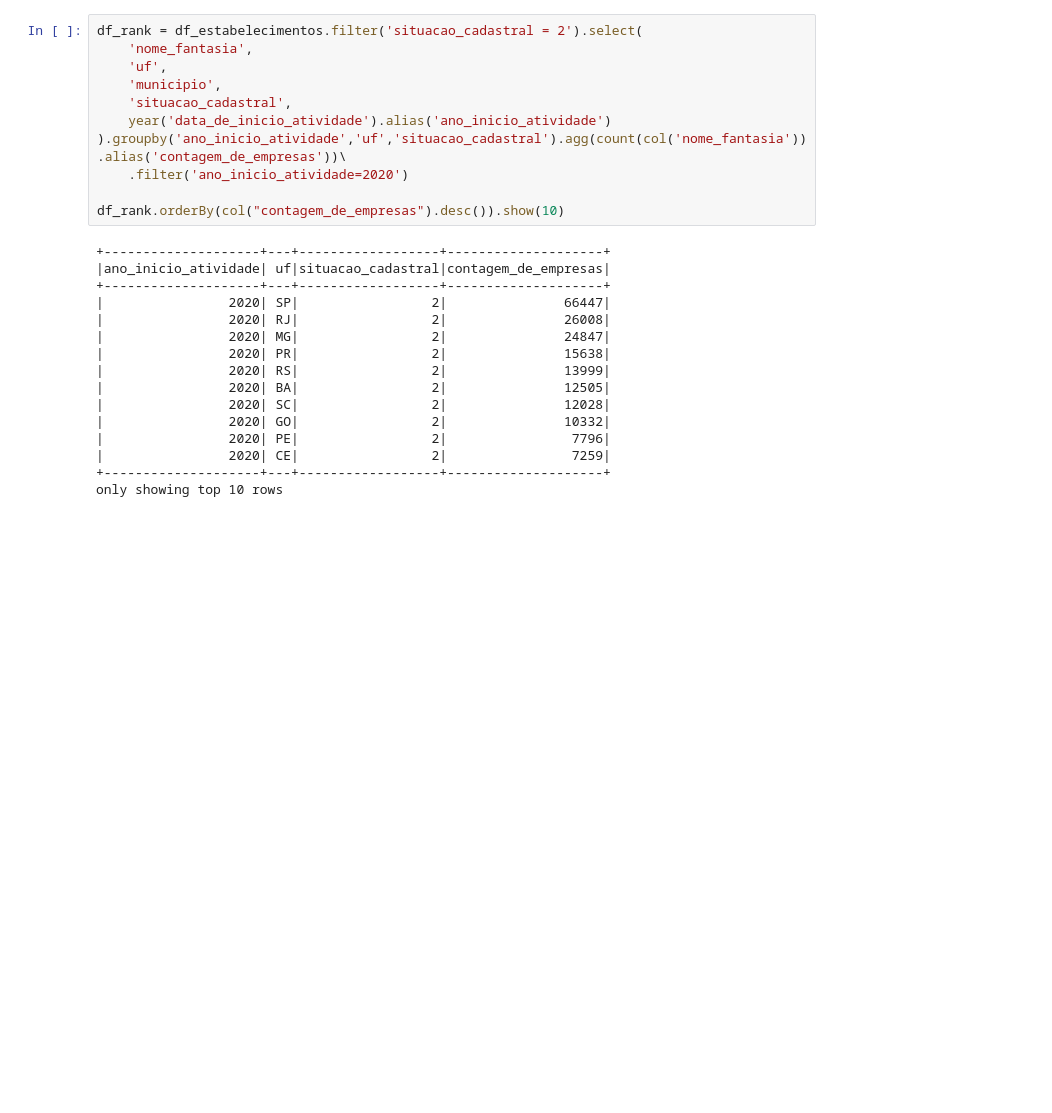
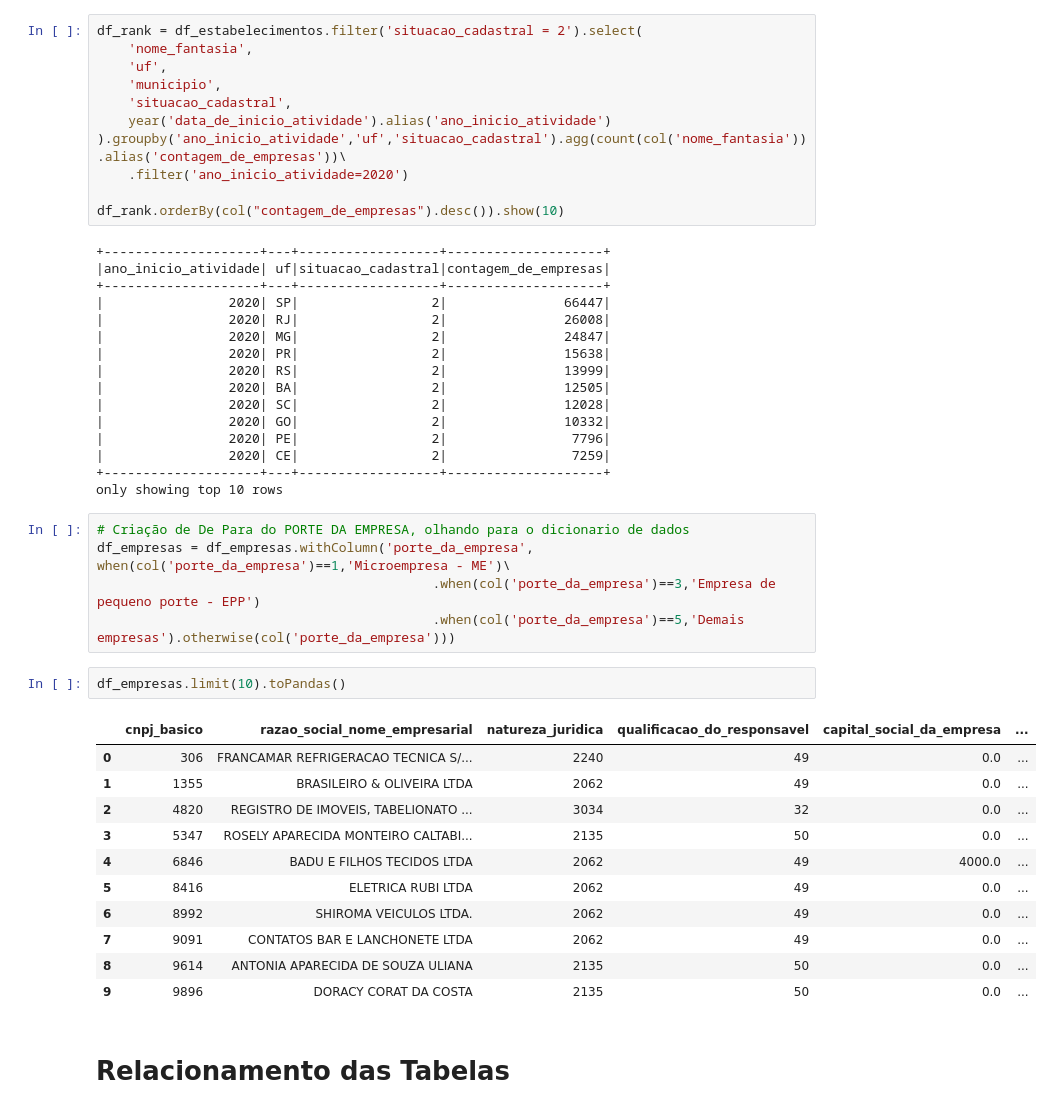
Before and after one commit to Matheusups/Pyspark-OpenData, a Jupyter notebook: Projeto_CNPJ_Open_Data.ipynb, the cells around one changed output. Drawn from its saved outputs; the diff is of its cells as text; blank space fills up the shorter version.

```diff
--- a/Projeto_CNPJ_Open_Data.ipynb
+++ b/Projeto_CNPJ_Open_Data.ipynb
@@ -176,3 +180,24 @@ df_rank.orderBy(col("contagem_de_empresas").desc()).show(10)
 |                2020| CE|                 2|                7259|
 +--------------------+---+------------------+--------------------+
 only showing top 10 rows
+# %%
+# Criação de De Para do PORTE DA EMPRESA, olhando para o dicionario de dados
+df_empresas = df_empresas.withColumn('porte_da_empresa', when(col('porte_da_empresa')==1,'Microempresa - ME')\
+                                           .when(col('porte_da_empresa')==3,'Empresa de pequeno porte - EPP')
+                                           .when(col('porte_da_empresa')==5,'Demais empresas').otherwise(col('porte_da_empresa')))
+# %%
+df_empresas.limit(10).toPandas()
+# %% [output]
+|  | cnpj_basico | razao_social_nome_empresarial | natureza_juridica | qualificacao_do_responsavel | capital_social_da_empresa | ... |
+| 0 | 306 | FRANCAMAR REFRIGERACAO TECNICA S/... | 2240 | 49 | 0.0 | ... |
+| 1 | 1355 | BRASILEIRO & OLIVEIRA LTDA | 2062 | 49 | 0.0 | ... |
+| 2 | 4820 | REGISTRO DE IMOVEIS, TABELIONATO ... | 3034 | 32 | 0.0 | ... |
+| 3 | 5347 | ROSELY APARECIDA MONTEIRO CALTABI... | 2135 | 50 | 0.0 | ... |
+| 4 | 6846 | BADU E FILHOS TECIDOS LTDA | 2062 | 49 | 4000.0 | ... |
+| 5 | 8416 | ELETRICA RUBI LTDA | 2062 | 49 | 0.0 | ... |
+| 6 | 8992 | SHIROMA VEICULOS LTDA. | 2062 | 49 | 0.0 | ... |
+| 7 | 9091 | CONTATOS BAR E LANCHONETE LTDA | 2062 | 49 | 0.0 | ... |
+| 8 | 9614 | ANTONIA APARECIDA DE SOUZA ULIANA | 2135 | 50 | 0.0 | ... |
+| 9 | 9896 | DORACY CORAT DA COSTA | 2135 | 50 | 0.0 | ... |
+# %% [markdown]
+# Relacionamento das Tabelas
```
Also changed, not shown: parts of 7 cells of this notebook.
